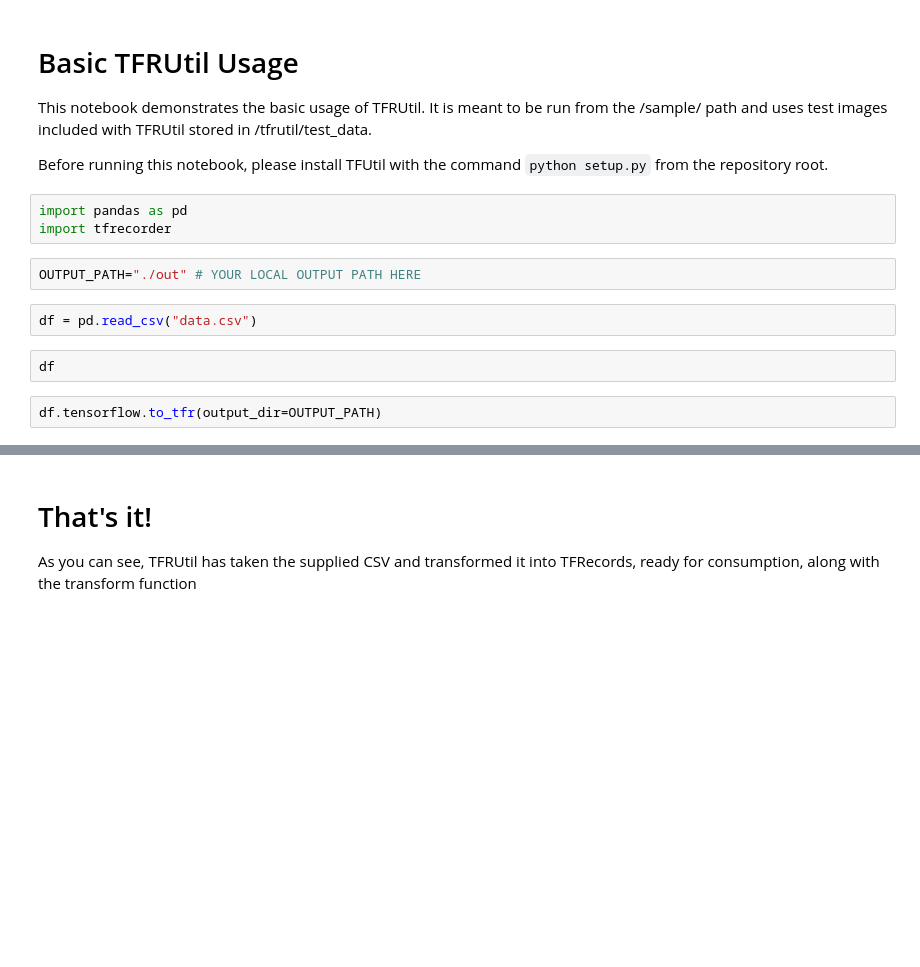
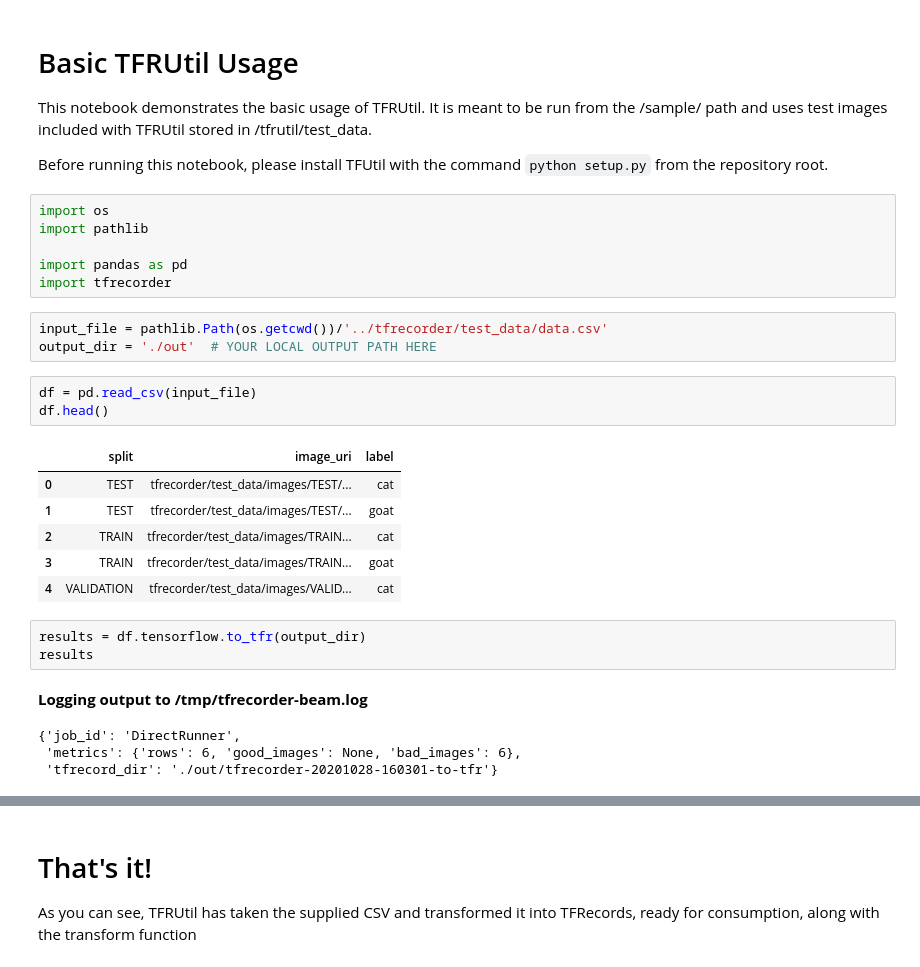
Before and after one commit to google/tensorflow-recorder, a Jupyter notebook: samples/Basic-TFRecorder-Usage.ipynb, the cells around one changed output, grey strips where cells are left out. Saved outputs shown, nothing was run; the diff lists cells and outputs as text; blank space fills up the shorter version.

```diff
--- a/samples/Basic-TFRecorder-Usage.ipynb
+++ b/samples/Basic-TFRecorder-Usage.ipynb
@@ -5,14 +5,30 @@ This notebook demonstrates the basic usage of TFRUtil.  It is meant to be run fr
 
 Before running this notebook, please install TFUtil with the command `python setup.py` from the repository root.
 # %%
+import os
+import pathlib
+
 import pandas as pd
 import tfrecorder
 # %%
-OUTPUT_PATH="./out" # YOUR LOCAL OUTPUT PATH HERE
+input_file = pathlib.Path(os.getcwd())/'../tfrecorder/test_data/data.csv'
+output_dir = './out'  # YOUR LOCAL OUTPUT PATH HERE
 # %%
-df = pd.read_csv("data.csv")
+df = pd.read_csv(input_file)
+df.head()
+# %% [output]
+|  | split | image_uri | label |
+| 0 | TEST | tfrecorder/test_data/images/TEST/... | cat |
+| 1 | TEST | tfrecorder/test_data/images/TEST/... | goat |
+| 2 | TRAIN | tfrecorder/test_data/images/TRAIN... | cat |
+| 3 | TRAIN | tfrecorder/test_data/images/TRAIN... | goat |
+| 4 | VALIDATION | tfrecorder/test_data/images/VALID... | cat |
-# %%
-df
 # %%
-df.tensorflow.to_tfr(output_dir=OUTPUT_PATH)
+results = df.tensorflow.to_tfr(output_dir)
+results
+# %% [output]
+Logging output to /tmp/tfrecorder-beam.log
+{'job_id': 'DirectRunner',
+ 'metrics': {'rows': 6, 'good_images': None, 'bad_images': 6},
+ 'tfrecord_dir': './out/tfrecorder-20201028-160301-to-tfr'}
 # %%
```
Also changed, not shown: parts of 1 cell of this notebook, 37 other files.
